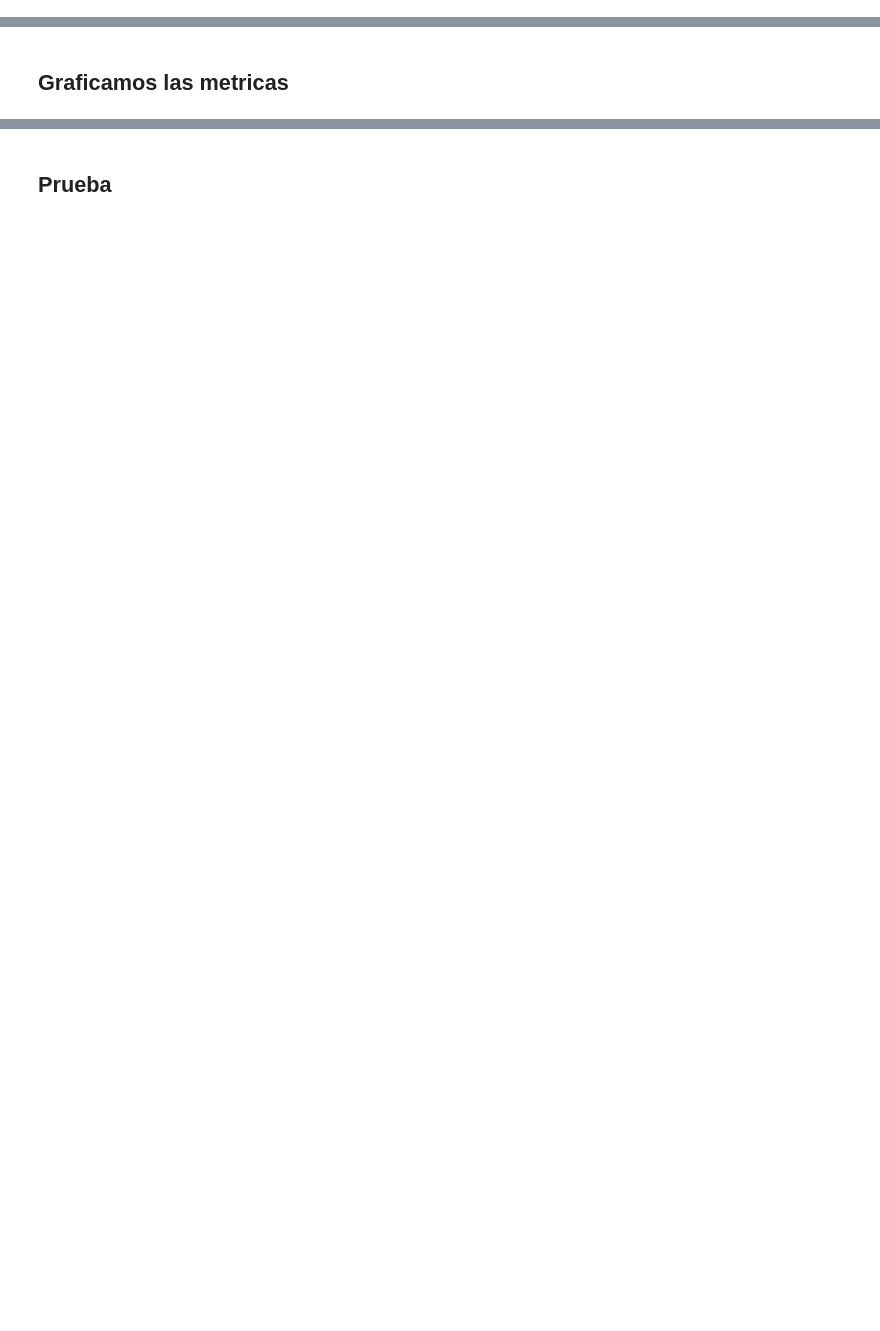
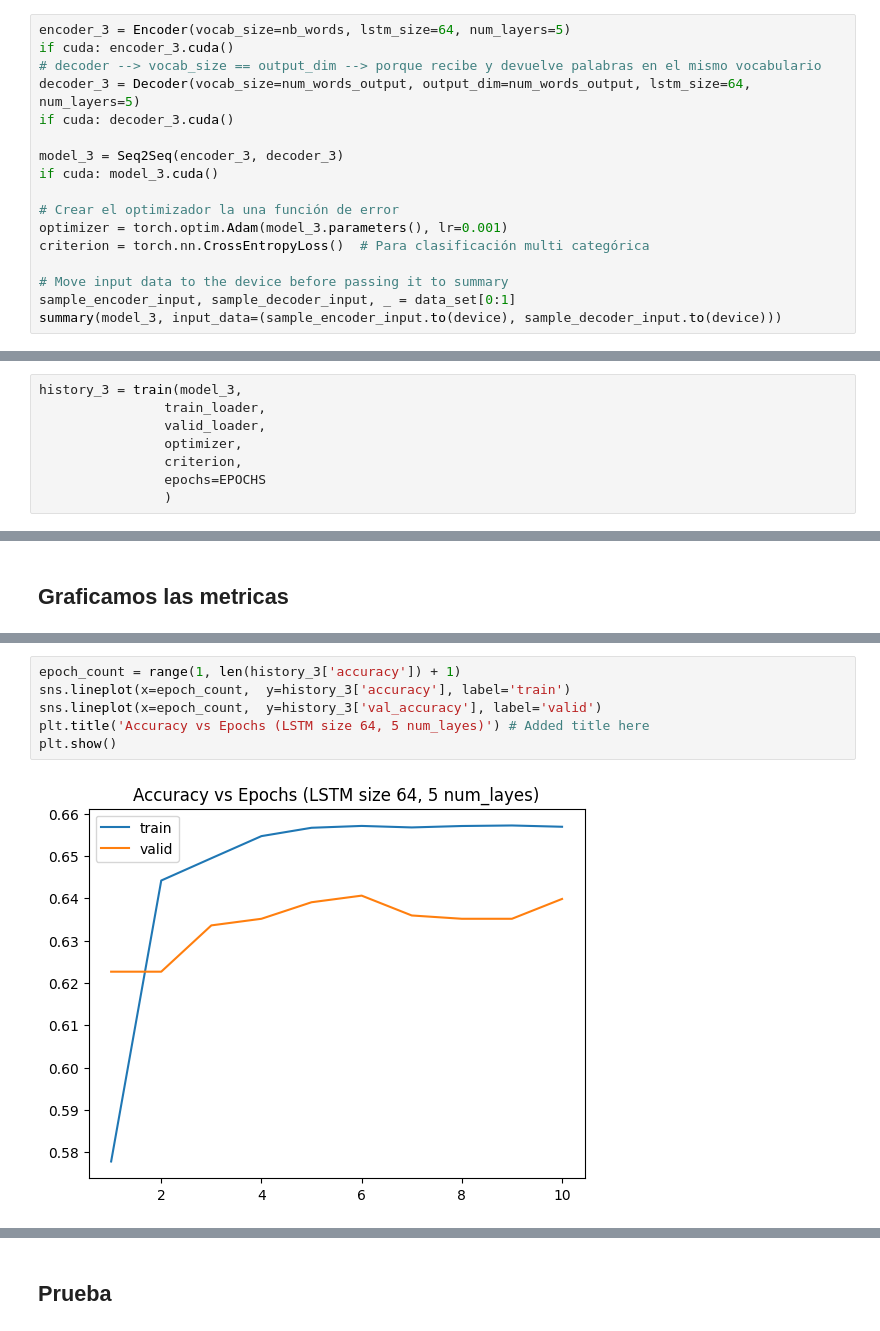
Before and after one commit to MaximilianoBernardo/ceia_nlp_tps, a Jupyter notebook: desafio_4/Desafio_4.ipynb, the cells around one changed output, grey strips where cells are left out. Cells and saved outputs as stored; diff of their text form; blank space fills up the shorter version.

```diff
--- a/desafio_4/Desafio_4.ipynb
+++ b/desafio_4/Desafio_4.ipynb
@@ -643,0 +681,17 @@ Epoch: 10/10 - Train loss 159.388 - Train accuracy 0.682 - Valid Loss 160.315 -
+# %%
+encoder_3 = Encoder(vocab_size=nb_words, lstm_size=64, num_layers=5)
+if cuda: encoder_3.cuda()
+# decoder --> vocab_size == output_dim --> porque recibe y devuelve palabras en el mismo vocabulario
+decoder_3 = Decoder(vocab_size=num_words_output, output_dim=num_words_output, lstm_size=64, num_layers=5)
+if cuda: decoder_3.cuda()
+
+model_3 = Seq2Seq(encoder_3, decoder_3)
+if cuda: model_3.cuda()
+
+# Crear el optimizador la una función de error
+optimizer = torch.optim.Adam(model_3.parameters(), lr=0.001)
+criterion = torch.nn.CrossEntropyLoss()  # Para clasificación multi categórica
+
+# Move input data to the device before passing it to summary
+sample_encoder_input, sample_decoder_input, _ = data_set[0:1]
+summary(model_3, input_data=(sample_encoder_input.to(device), sample_decoder_input.to(device)))
@@ -643,0 +716,8 @@ Epoch: 10/10 - Train loss 159.388 - Train accuracy 0.682 - Valid Loss 160.315 -
+# %%
+history_3 = train(model_3,
+                train_loader,
+                valid_loader,
+                optimizer,
+                criterion,
+                epochs=EPOCHS
+                )
@@ -652,0 +755,8 @@ plt.show()
+# %%
+epoch_count = range(1, len(history_3['accuracy']) + 1)
+sns.lineplot(x=epoch_count,  y=history_3['accuracy'], label='train')
+sns.lineplot(x=epoch_count,  y=history_3['val_accuracy'], label='valid')
+plt.title('Accuracy vs Epochs (LSTM size 64, 5 num_layes)') # Added title here
+plt.show()
+# %% [output]
+[figure, added]
```
Also changed, not shown: parts of 36 cells of this notebook.
